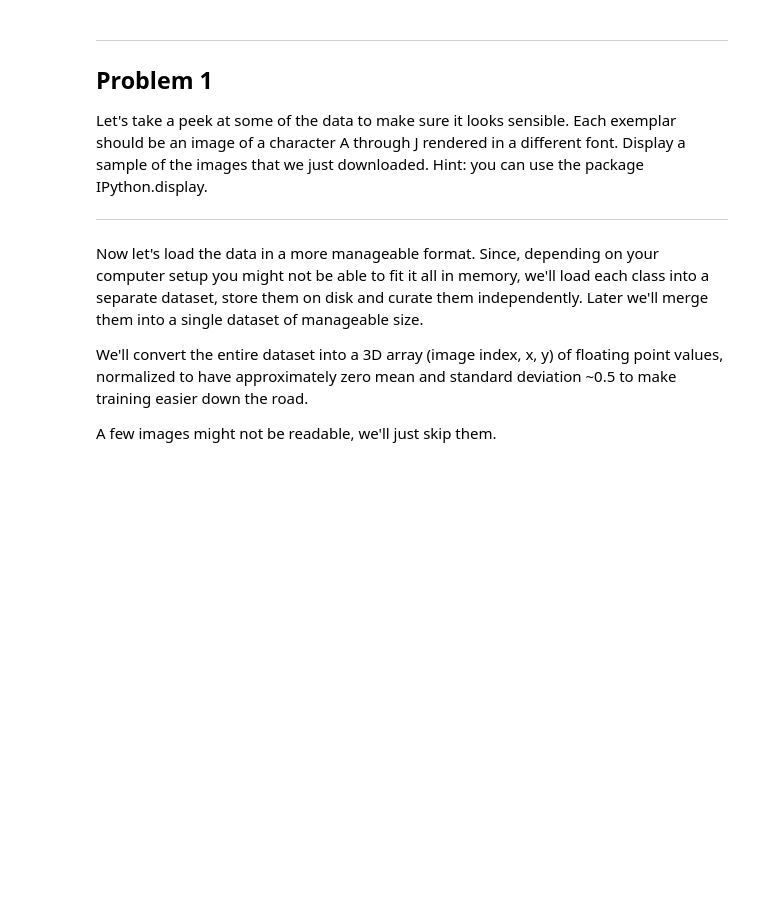
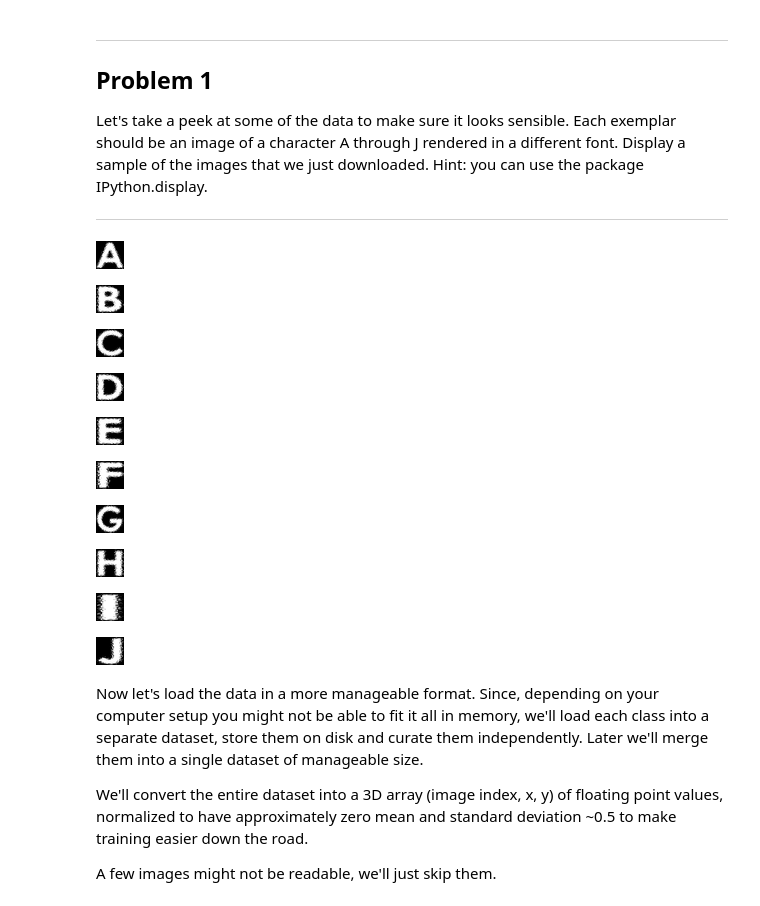
Before and after one commit to Traceur27/UdacityDeepLearning, a Jupyter notebook: 1_notmnist.ipynb, the cells around one changed output. Cells and saved outputs as stored; diff of their text form; code cells hidden in the pictures; blank space fills up the shorter version.

```diff
--- a/1_notmnist.ipynb
+++ b/1_notmnist.ipynb
@@ -112,6 +112,27 @@ Problem 1
 Let's take a peek at some of the data to make sure it looks sensible. Each exemplar should be an image of a character A through J rendered in a different font. Display a sample of the images that we just downloaded. Hint: you can use the package IPython.display.
 
 ---
+# %%
+ # render some images
+listOfImageNames = ['notMNIST_small/A/MDEtMDEtMDAudHRm.png', 'notMNIST_small/B/MDEtMDEtMDAudHRm.png',
+                   'notMNIST_small/C/MDEtMDEtMDAudHRm.png', 'notMNIST_small/D/MDEtMDEtMDAudHRm.png',
+                   'notMNIST_small/E/MDEtMDEtMDAudHRm.png', 'notMNIST_small/F/MDEtMDEtMDAudHRm.png',
+                   'notMNIST_small/G/MDEtMDEtMDAudHRm.png', 'notMNIST_small/H/MDEtMDEtMDAudHRm.png',
+                   'notMNIST_small/I/MDEtMDEtMDAudHRm.png', 'notMNIST_small/J/MDEtMDEtMDAudHRm.png']
+
+for imageName in listOfImageNames:
+    display(Image(filename=imageName))
+# %% [output]
+[figure, added]
+[figure, added]
+[figure, added]
+[figure, added]
+[figure, added]
+[figure, added]
+[figure, added]
+[figure, added]
+[figure, added]
+[figure, added]
 # %% [markdown]
 Now let's load the data in a more manageable format. Since, depending on your computer setup you might not be able to fit it all in memory, we'll load each class into a separate dataset, store them on disk and curate them independently. Later we'll merge them into a single dataset of manageable size.
 
```
Also changed, not shown: parts of 3 cells of this notebook.
